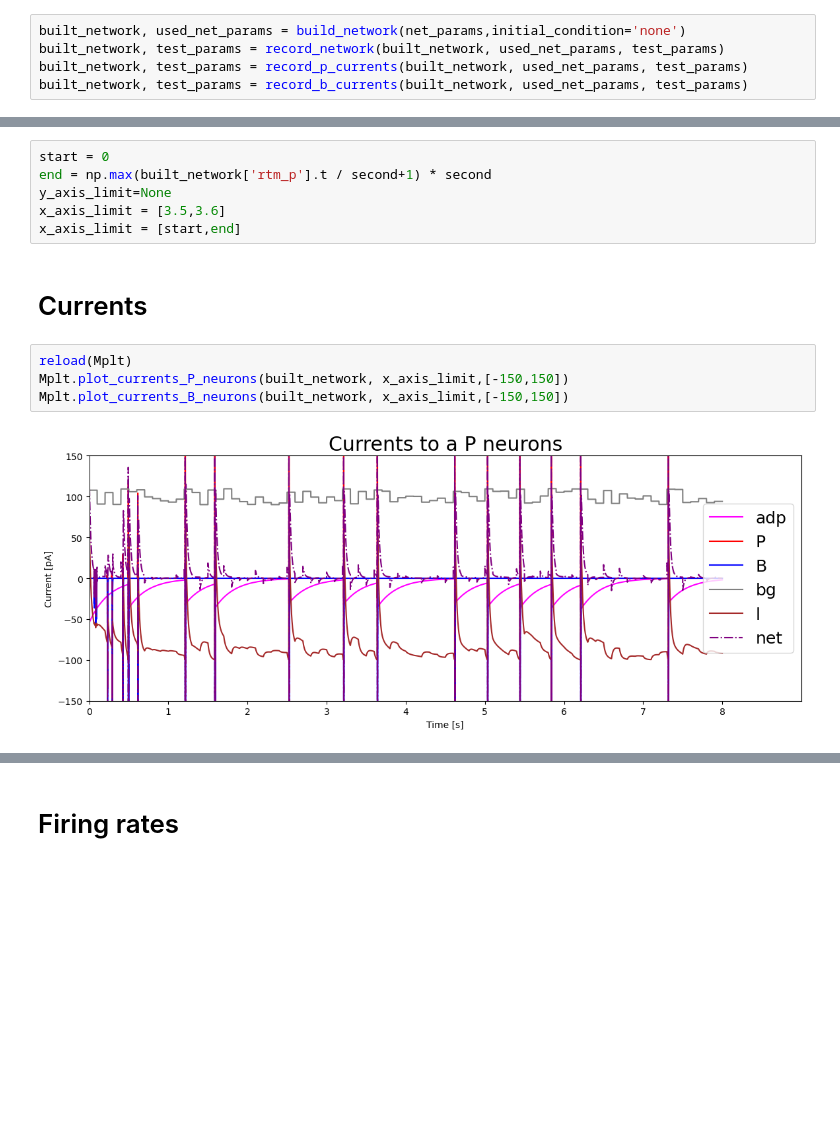
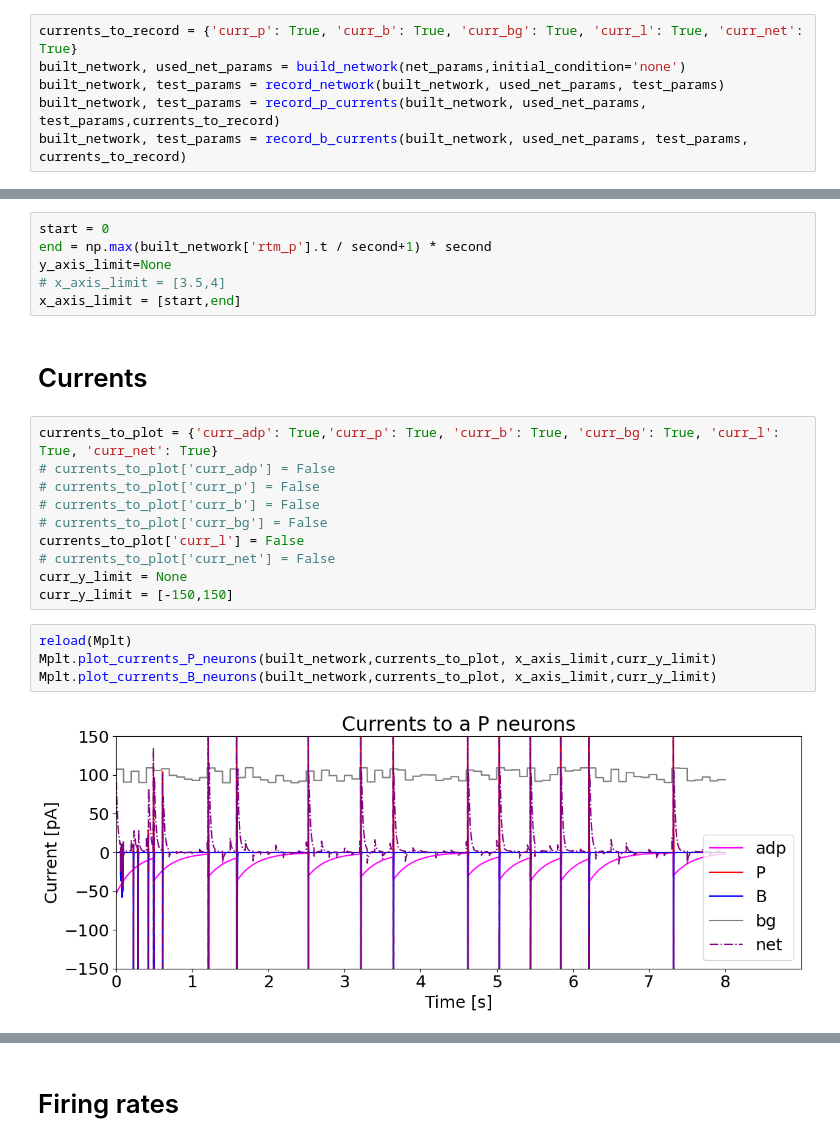
Before and after one commit to SahandSM/SWR, a Jupyter notebook: Main.ipynb, the cells around one changed output, grey strips where cells are left out. Cells and saved outputs as stored; diff of their text form; blank space fills up the shorter version.

Commit message:
added booleans to choose currents to record and plot

```diff
--- a/Main.ipynb
+++ b/Main.ipynb
@@ -63,10 +63,11 @@ test_params['sim_time'].get_param()/defaultclock.dt
 # %% [markdown]
 # Set Model and Monitors
 # %%
+currents_to_record = {'curr_p': True, 'curr_b': True, 'curr_bg': True, 'curr_l': True, 'curr_net': True}
 built_network, used_net_params = build_network(net_params,initial_condition='none')
 built_network, test_params = record_network(built_network, used_net_params, test_params)
-built_network, test_params = record_p_currents(built_network, used_net_params, test_params)
-built_network, test_params = record_b_currents(built_network, used_net_params, test_params)
+built_network, test_params = record_p_currents(built_network, used_net_params, test_params,currents_to_record)
+built_network, test_params = record_b_currents(built_network, used_net_params, test_params, currents_to_record)
 # %% [output]
 BP Model with Adaptation
 Neuron type: adaptive leaky integrate-and-fire
@@ -101,13 +102,23 @@ Starting simulation at t=2. s for a duration of 6. s
 start = 0
 end = np.max(built_network['rtm_p'].t / second+1) * second
 y_axis_limit=None
-x_axis_limit = [3.5,3.6]
+# x_axis_limit = [3.5,4]
 x_axis_limit = [start,end]
 # %% [markdown]
 # Currents
+# %%
+currents_to_plot = {'curr_adp': True,'curr_p': True, 'curr_b': True, 'curr_bg': True, 'curr_l': True, 'curr_net': True}
+# currents_to_plot['curr_adp'] = False
+# currents_to_plot['curr_p'] = False
+# currents_to_plot['curr_b'] = False
+# currents_to_plot['curr_bg'] = False
+currents_to_plot['curr_l'] = False
+# currents_to_plot['curr_net'] = False
+curr_y_limit = None
+curr_y_limit = [-150,150]
 # %%
 reload(Mplt)
-Mplt.plot_currents_P_neurons(built_network, x_axis_limit,[-150,150])
-Mplt.plot_currents_B_neurons(built_network, x_axis_limit,[-150,150])
+Mplt.plot_currents_P_neurons(built_network,currents_to_plot, x_axis_limit,curr_y_limit)
+Mplt.plot_currents_B_neurons(built_network,currents_to_plot, x_axis_limit,curr_y_limit)
 # %% [output]
-[figure, old version]
+[figure, new version]
```
Also changed, not shown: parts of 3 cells of this notebook, 3 other files.
